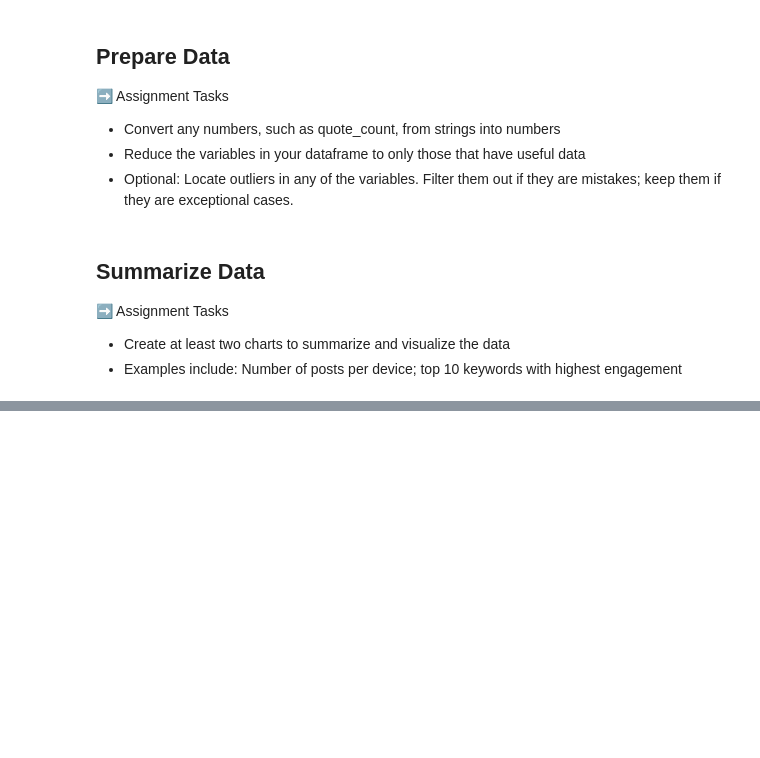
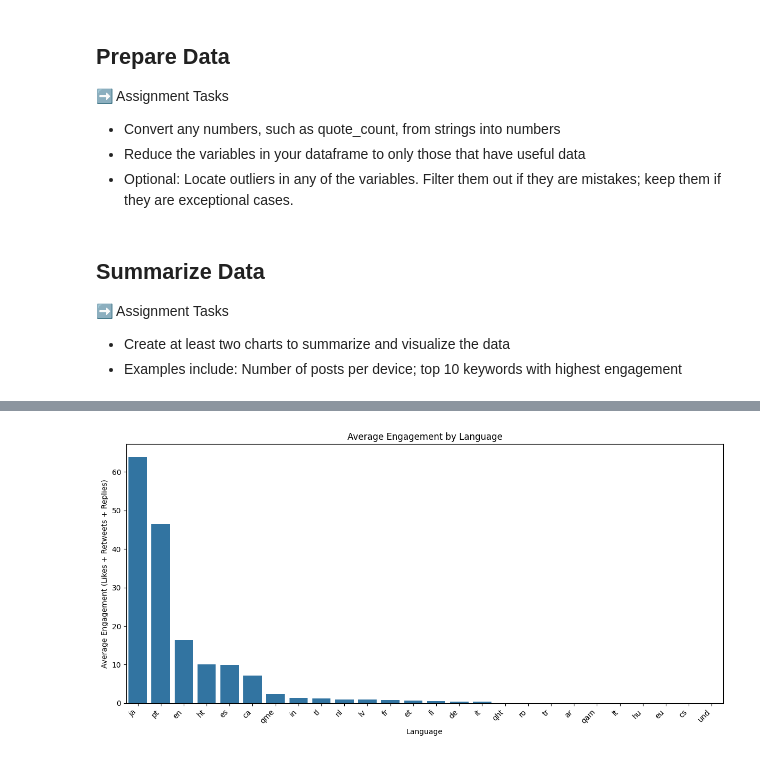
Before and after one commit to MHN-Main/4487, a Jupyter notebook: Labs/Scripts/lab_04_social_media_eda.ipynb, the cells around one changed output, grey strips where cells are left out. Drawn from its saved outputs; the diff is of its cells as text; code cells hidden in the pictures; blank space fills up the shorter version.

```diff
--- a/Labs/Scripts/lab_04_social_media_eda.ipynb
+++ b/Labs/Scripts/lab_04_social_media_eda.ipynb
@@ -70,0 +115,14 @@ df['edits_remaining'] = pd.to_numeric(df['edit_controls.edits_remaining'])
+# %%
+#Chart 2: engagement by language
+lang_engagement = red_df.groupby('lang')[['public_metrics.retweet_count', 'public_metrics.reply_count', 'public_metrics.like_count']].mean().sum(axis=1).sort_values(ascending=False)
+
+plt.figure(figsize=(12, 6))
+sns.barplot(x=lang_engagement.index, y=lang_engagement.values)
+plt.title('Average Engagement by Language')
+plt.xlabel('Language')
+plt.ylabel('Average Engagement (Likes + Retweets + Replies)')
+plt.xticks(rotation=45, ha='right')
+plt.tight_layout()
+plt.show()
+# %% [output]
+[figure, added]
```
Also changed, not shown: parts of 5 cells of this notebook.
